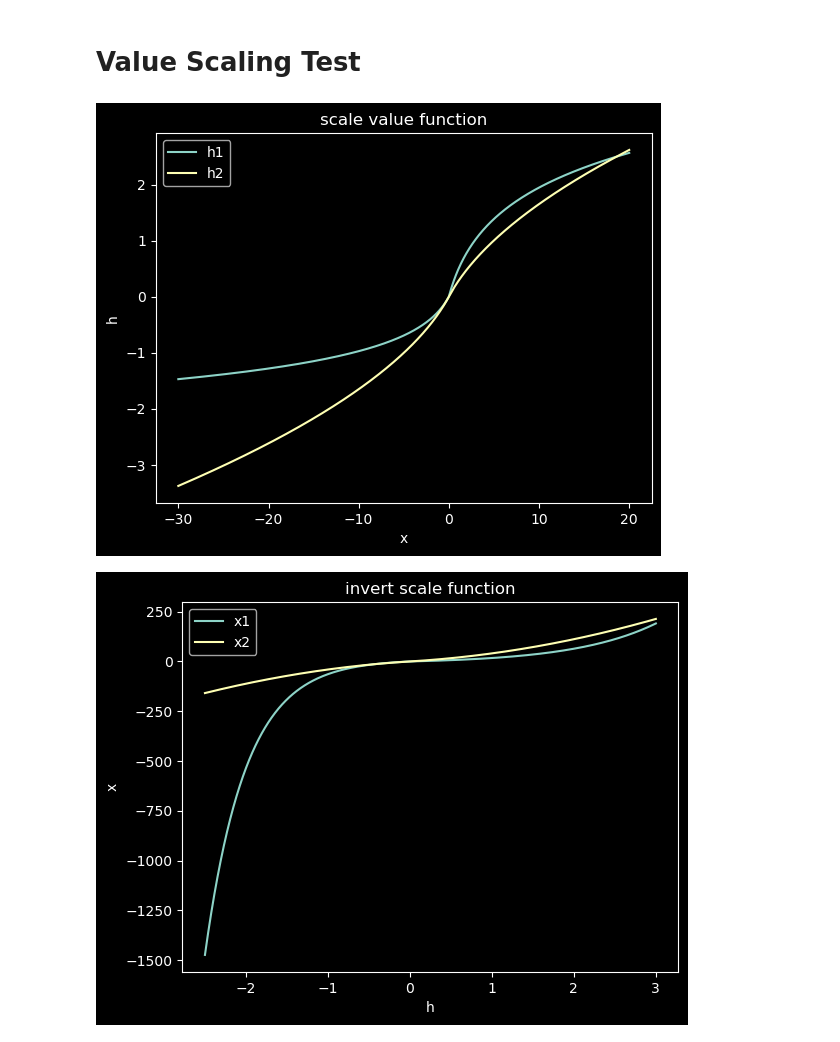
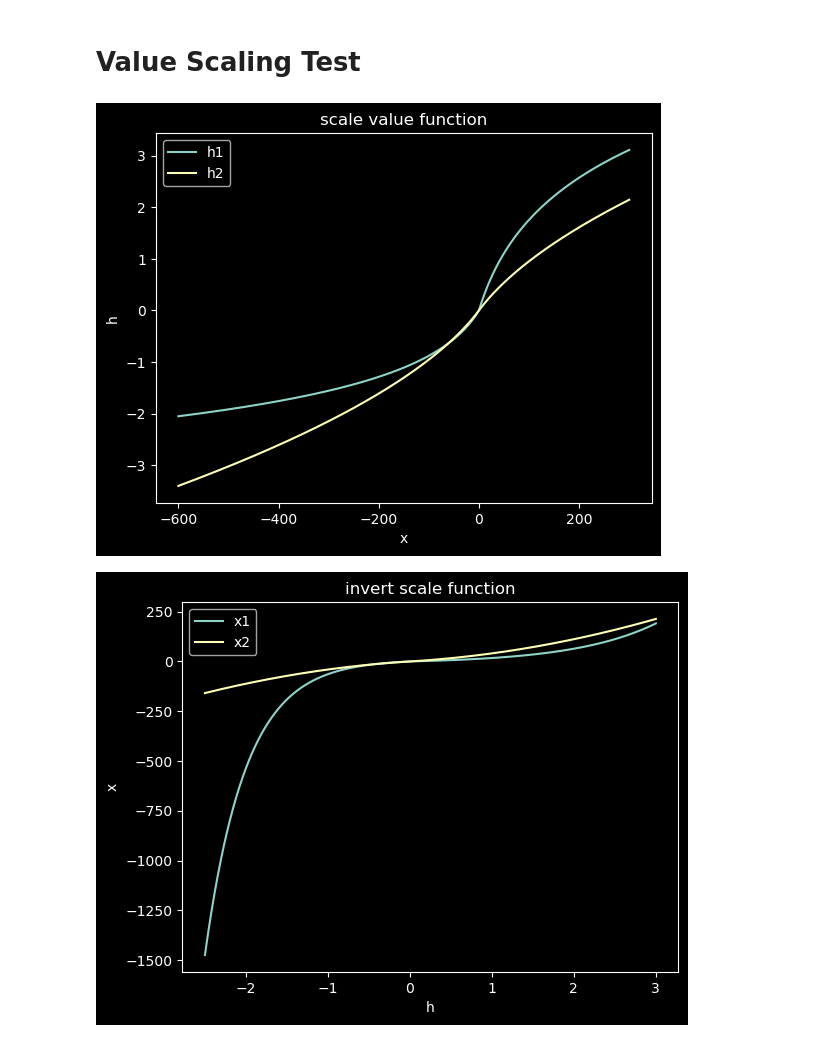
Before and after one commit to GhostKiller127/Reinforcement-Learning, a Jupyter notebook: src/testing.ipynb, the cells around one changed output. Drawn from its saved outputs; the diff is of its cells as text; code cells hidden in the pictures.

```diff
--- a/src/testing.ipynb
+++ b/src/testing.ipynb
@@ -454,42 +454,42 @@ writer.close()
 # %%
 import numpy as np
 import matplotlib.pyplot as plt
 plt.style.use('dark_background')
 
-y_scale1 = 0.5
-y_scale2 = 1.0
-x_scale = 0.6
-# y_scale1 = 1.0
-# y_scale2 = 2.5
-# x_scale = 0.02
+# y_scale1 = 0.45
+# y_scale2 = 1.0
+# x_scale = 0.03
+y_scale1 = 0.8
+y_scale2 = 1.3
+x_scale = 0.02
 
 def scale_value1(x, x_scale, y_scale):
     x = x * x_scale
     x_log = np.log(np.abs(x) + 1.)
     x = np.where(np.sign(x) > 0, x_log * 2, x_log * -1)
     x = x * y_scale
     return x
 
 def scale_value2(x, x_scale, y_scale):
     x = x * x_scale
     x = (np.sign(x) * ((np.abs(x) + 1.)**(1/2) - 1.) + 0.001 * x)
     x = x * y_scale
     return x
 
-x = np.linspace(-30, 20, 1000)
-# x = np.linspace(-600, 300, 1000)
+# x = np.linspace(-0, 500, 1000)
+x = np.linspace(-600, 300, 1000)
 h1 = scale_value1(x, x_scale, y_scale1)
 h2 = scale_value2(x, x_scale, y_scale2)
 
 plt.plot(x, h1, label='h1')
 plt.plot(x, h2, label='h2')
 plt.xlabel('x')
 plt.ylabel('h')
 plt.title('scale value function')
 plt.legend()
 plt.show()
 # %% [output]
-[figure, old version]
+[figure, new version]
 # %%
 import numpy as np
 import matplotlib.pyplot as plt
```
Also changed, not shown: parts of 3 cells of this notebook, 12 other files.
